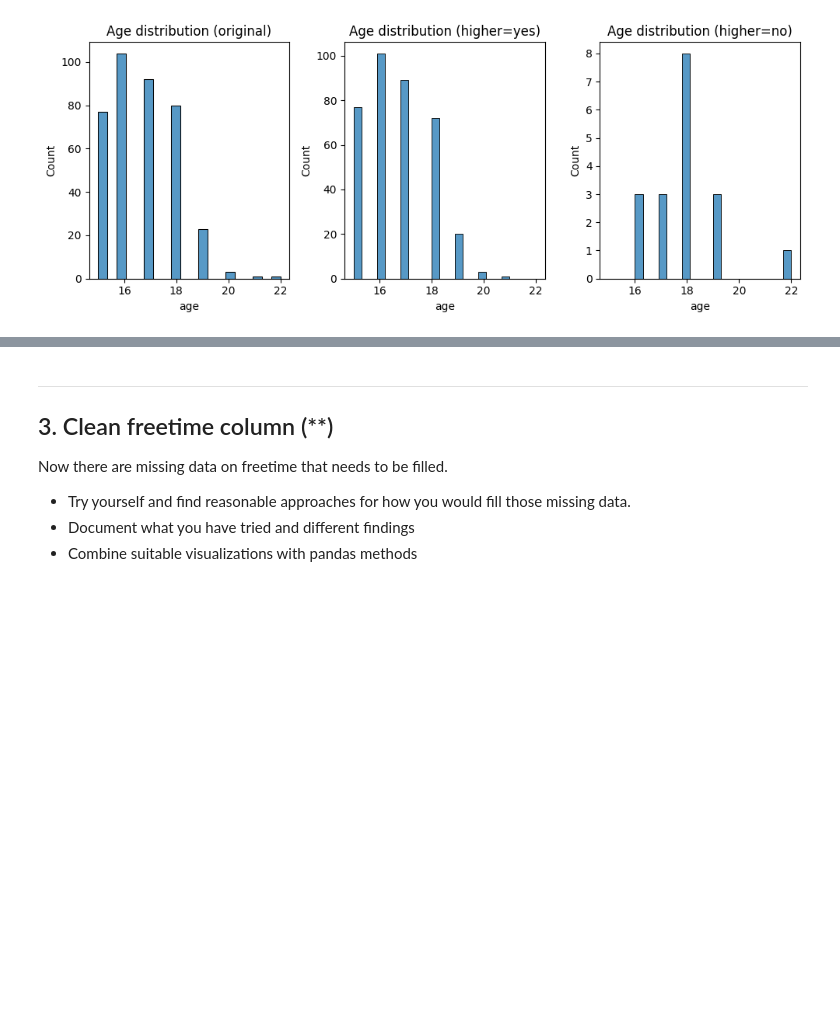
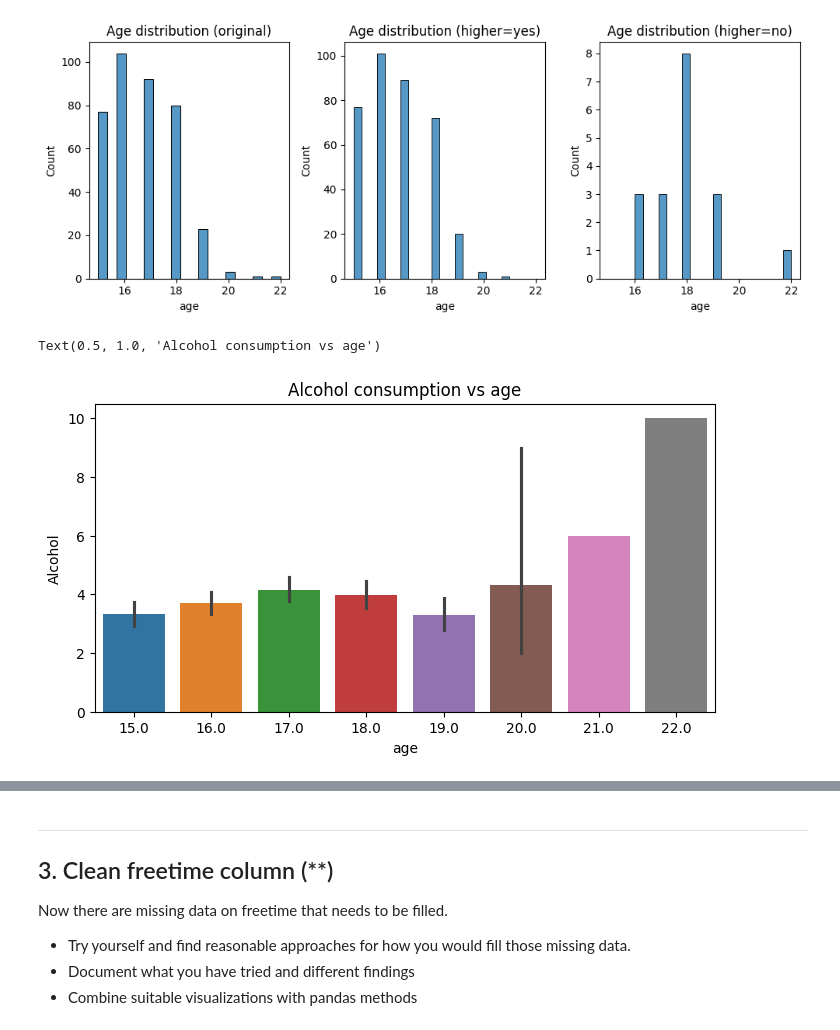
Before and after one commit to LucasZFriborg/Databehandling-Lucas-ZachauFriborg, a Jupyter notebook: Exercises/E01_missing_aggregation.ipynb, the cells around one changed output, grey strips where cells are left out. Cells and saved outputs as stored; diff of their text form; code cells hidden in the pictures; blank space fills up the shorter version.

```diff
--- a/Exercises/E01_missing_aggregation.ipynb
+++ b/Exercises/E01_missing_aggregation.ipynb
@@ -291,0 +277,12 @@ plt.tight_layout()
+# %%
+# f)
+df_cleaned['Alcohol'] = df_cleaned[['Dalc', 'Walc']].sum(axis=1)
+# %%
+# g)
+alcohol_vs_age = df_cleaned[['age', 'Alcohol']]
+plt.figure(figsize=(8, 4))
+sns.barplot(data=alcohol_vs_age, x='age', y='Alcohol', hue='age', palette='tab10', legend=False)
+plt.title('Alcohol consumption vs age')
+# %% [output]
+Text(0.5, 1.0, 'Alcohol consumption vs age')
+[figure, added]
```
Also changed, not shown: parts of 9 cells of this notebook, 1 other file.
